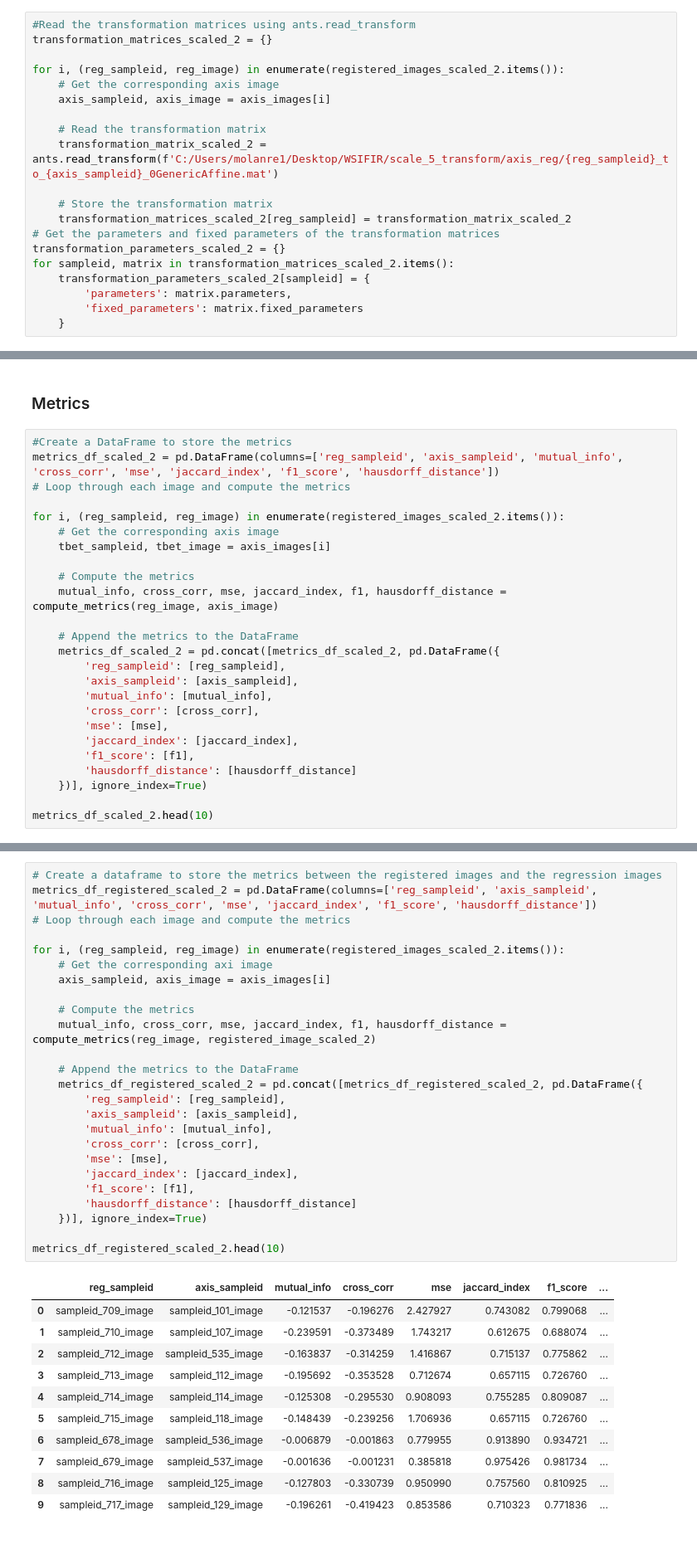
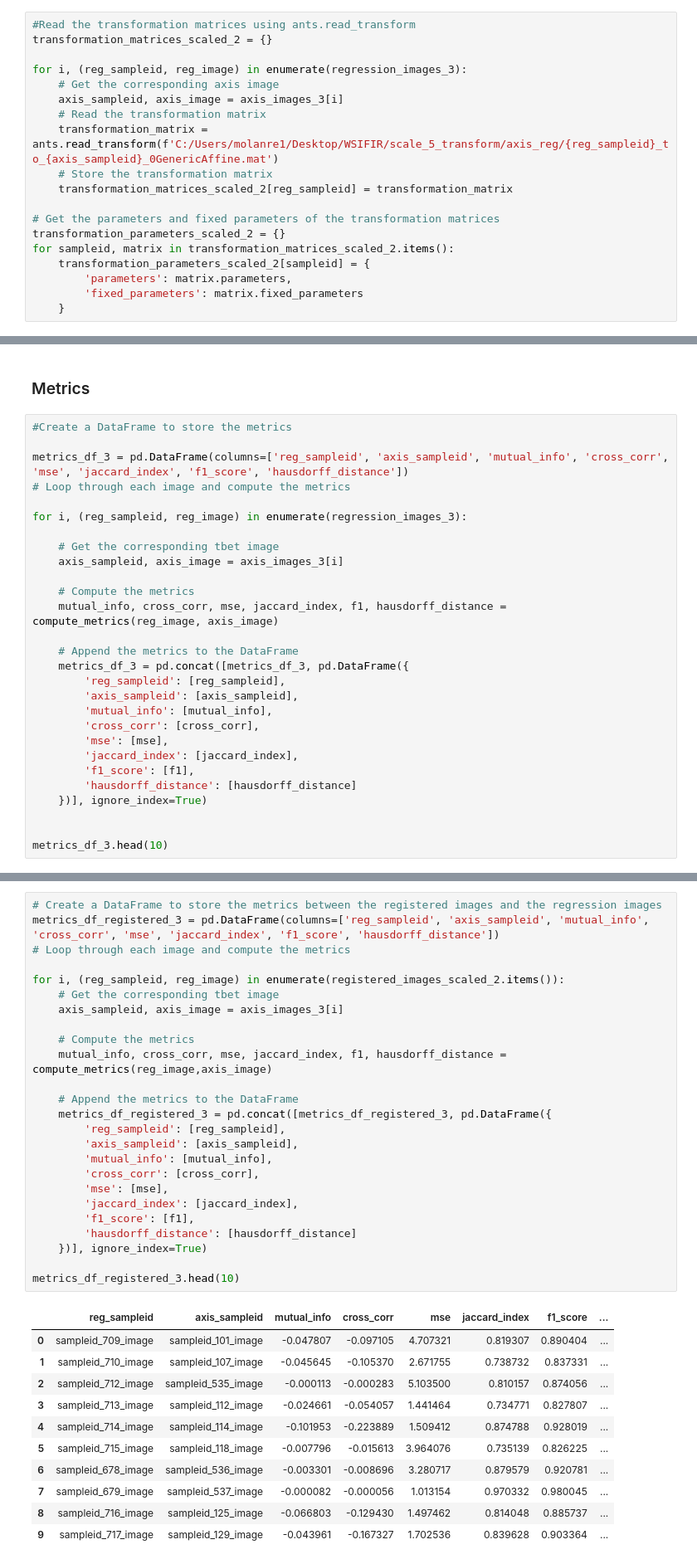
Before and after one commit to Olamiknight/WSIFIR, a Jupyter notebook: Axis_Reg_Registration.ipynb, the cells around one changed output, grey strips where cells are left out. Shown at 83% size. Saved outputs shown, nothing was run; the diff lists cells and outputs as text.

```diff
--- a/Axis_Reg_Registration.ipynb
+++ b/Axis_Reg_Registration.ipynb
@@ -1244,15 +1257,14 @@ antsRegistration -d 2 -r [0000029B1EB16F28,0000029B1EB16F88,1] -m MeanSquares[00
 #Read the transformation matrices using ants.read_transform
 transformation_matrices_scaled_2 = {}
 
-for i, (reg_sampleid, reg_image) in enumerate(registered_images_scaled_2.items()):
+for i, (reg_sampleid, reg_image) in enumerate(regression_images_3):
     # Get the corresponding axis image
-    axis_sampleid, axis_image = axis_images[i]
+    axis_sampleid, axis_image = axis_images_3[i]
+    # Read the transformation matrix
+    transformation_matrix = ants.read_transform(f'C:/Users/molanre1/Desktop/WSIFIR/scale_5_transform/axis_reg/{reg_sampleid}_to_{axis_sampleid}_0GenericAffine.mat')
+    # Store the transformation matrix
+    transformation_matrices_scaled_2[reg_sampleid] = transformation_matrix
 
-    # Read the transformation matrix
-    transformation_matrix_scaled_2 = ants.read_transform(f'C:/Users/molanre1/Desktop/WSIFIR/scale_5_transform/axis_reg/{reg_sampleid}_to_{axis_sampleid}_0GenericAffine.mat')
-
-    # Store the transformation matrix
-    transformation_matrices_scaled_2[reg_sampleid] = transformation_matrix_scaled_2
 # Get the parameters and fixed parameters of the transformation matrices
 transformation_parameters_scaled_2 = {}
 for sampleid, matrix in transformation_matrices_scaled_2.items():
@@ -1297,18 +1328,20 @@ plt.show()
 ### Metrics
 # %%
 #Create a DataFrame to store the metrics
-metrics_df_scaled_2 = pd.DataFrame(columns=['reg_sampleid', 'axis_sampleid', 'mutual_info', 'cross_corr', 'mse', 'jaccard_index', 'f1_score', 'hausdorff_distance'])
+
+metrics_df_3 = pd.DataFrame(columns=['reg_sampleid', 'axis_sampleid', 'mutual_info', 'cross_corr', 'mse', 'jaccard_index', 'f1_score', 'hausdorff_distance'])
 # Loop through each image and compute the metrics
 
-for i, (reg_sampleid, reg_image) in enumerate(registered_images_scaled_2.items()):
-    # Get the corresponding axis image
-    tbet_sampleid, tbet_image = axis_images[i]
+for i, (reg_sampleid, reg_image) in enumerate(regression_images_3):
+
+    # Get the corresponding tbet image
+    axis_sampleid, axis_image = axis_images_3[i]
 
     # Compute the metrics
     mutual_info, cross_corr, mse, jaccard_index, f1, hausdorff_distance = compute_metrics(reg_image, axis_image)
 
     # Append the metrics to the DataFrame
-    metrics_df_scaled_2 = pd.concat([metrics_df_scaled_2, pd.DataFrame({
+    metrics_df_3 = pd.concat([metrics_df_3, pd.DataFrame({
         'reg_sampleid': [reg_sampleid],
         'axis_sampleid': [axis_sampleid],
         'mutual_info': [mutual_info],
@@ -1319,6 +1352,7 @@ for i, (reg_sampleid, reg_image) in enumerate(registered_images_scaled_2.items()
         'hausdorff_distance': [hausdorff_distance]
     })], ignore_index=True)
 
-metrics_df_scaled_2.head(10)
+
+metrics_df_3.head(10)
 # %% [output]
 |  | reg_sampleid | axis_sampleid | mutual_info | cross_corr | mse | jaccard_index | f1_score | ... |
@@ -1335,37 +1371,37 @@ metrics_df_scaled_2.head(10)
 # %%
-# Create a dataframe to store the metrics between the registered images and the regression images
-metrics_df_registered_scaled_2 = pd.DataFrame(columns=['reg_sampleid', 'axis_sampleid', 'mutual_info', 'cross_corr', 'mse', 'jaccard_index', 'f1_score', 'hausdorff_distance'])
+# Create a DataFrame to store the metrics between the registered images and the regression images
+metrics_df_registered_3 = pd.DataFrame(columns=['reg_sampleid', 'axis_sampleid', 'mutual_info', 'cross_corr', 'mse', 'jaccard_index', 'f1_score', 'hausdorff_distance'])
 # Loop through each image and compute the metrics
 
 for i, (reg_sampleid, reg_image) in enumerate(registered_images_scaled_2.items()):
-    # Get the corresponding axi image
-    axis_sampleid, axis_image = axis_images[i]
+    # Get the corresponding tbet image
+    axis_sampleid, axis_image = axis_images_3[i]
 
     # Compute the metrics
-    mutual_info, cross_corr, mse, jaccard_index, f1, hausdorff_distance = compute_metrics(reg_image, registered_image_scaled_2)
+    mutual_info, cross_corr, mse, jaccard_index, f1, hausdorff_distance = compute_metrics(reg_image,axis_image)
 
     # Append the metrics to the DataFrame
-    metrics_df_registered_scaled_2 = pd.concat([metrics_df_registered_scaled_2, pd.DataFrame({
+    metrics_df_registered_3 = pd.concat([metrics_df_registered_3, pd.DataFrame({
         'reg_sampleid': [reg_sampleid],
         'axis_sampleid': [axis_sampleid],
         'mutual_info': [mutual_info],
         'cross_corr': [cross_corr],
         'mse': [mse],
         'jaccard_index': [jaccard_index],
         'f1_score': [f1],
         'hausdorff_distance': [hausdorff_distance]
     })], ignore_index=True)
 
-metrics_df_registered_scaled_2.head(10)
+metrics_df_registered_3.head(10)
 # %% [output]
 |  | reg_sampleid | axis_sampleid | mutual_info | cross_corr | mse | jaccard_index | f1_score | ... |
-| 0 | sampleid_709_image | sampleid_101_image | -0.121537 | -0.196276 | 2.427927 | 0.743082 | 0.799068 | ... |
-| 1 | sampleid_710_image | sampleid_107_image | -0.239591 | -0.373489 | 1.743217 | 0.612675 | 0.688074 | ... |
-| 2 | sampleid_712_image | sampleid_535_image | -0.163837 | -0.314259 | 1.416867 | 0.715137 | 0.775862 | ... |
-| 3 | sampleid_713_image | sampleid_112_image | -0.195692 | -0.353528 | 0.712674 | 0.657115 | 0.726760 | ... |
-| 4 | sampleid_714_image | sampleid_114_image | -0.125308 | -0.295530 | 0.908093 | 0.755285 | 0.809087 | ... |
-| 5 | sampleid_715_image | sampleid_118_image | -0.148439 | -0.239256 | 1.706936 | 0.657115 | 0.726760 | ... |
-| 6 | sampleid_678_image | sampleid_536_image | -0.006879 | -0.001863 | 0.779955 | 0.913890 | 0.934721 | ... |
-| 7 | sampleid_679_image | sampleid_537_image | -0.001636 | -0.001231 | 0.385818 | 0.975426 | 0.981734 | ... |
-| 8 | sampleid_716_image | sampleid_125_image | -0.127803 | -0.330739 | 0.950990 | 0.757560 | 0.810925 | ... |
-| 9 | sampleid_717_image | sampleid_129_image | -0.196261 | -0.419423 | 0.853586 | 0.710323 | 0.771836 | ... |
+| 0 | sampleid_709_image | sampleid_101_image | -0.047807 | -0.097105 | 4.707321 | 0.819307 | 0.890404 | ... |
+| 1 | sampleid_710_image | sampleid_107_image | -0.045645 | -0.105370 | 2.671755 | 0.738732 | 0.837331 | ... |
+| 2 | sampleid_712_image | sampleid_535_image | -0.000113 | -0.000283 | 5.103500 | 0.810157 | 0.874056 | ... |
+| 3 | sampleid_713_image | sampleid_112_image | -0.024661 | -0.054057 | 1.441464 | 0.734771 | 0.827807 | ... |
+| 4 | sampleid_714_image | sampleid_114_image | -0.101953 | -0.223889 | 1.509412 | 0.874788 | 0.928019 | ... |
+| 5 | sampleid_715_image | sampleid_118_image | -0.007796 | -0.015613 | 3.964076 | 0.735139 | 0.826225 | ... |
+| 6 | sampleid_678_image | sampleid_536_image | -0.003301 | -0.008696 | 3.280717 | 0.879579 | 0.920781 | ... |
+| 7 | sampleid_679_image | sampleid_537_image | -0.000082 | -0.000056 | 1.013154 | 0.970332 | 0.980045 | ... |
+| 8 | sampleid_716_image | sampleid_125_image | -0.066803 | -0.129430 | 1.497462 | 0.814048 | 0.885737 | ... |
+| 9 | sampleid_717_image | sampleid_129_image | -0.043961 | -0.167327 | 1.702536 | 0.839628 | 0.903364 | ... |
```
Also changed, not shown: parts of 16 cells of this notebook.
